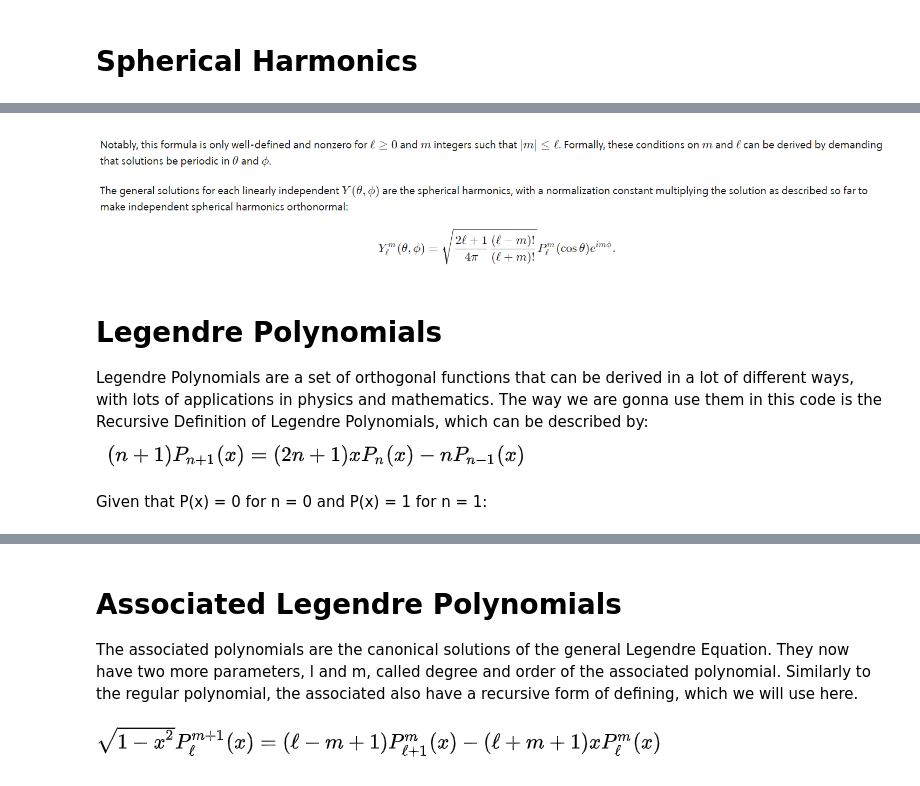
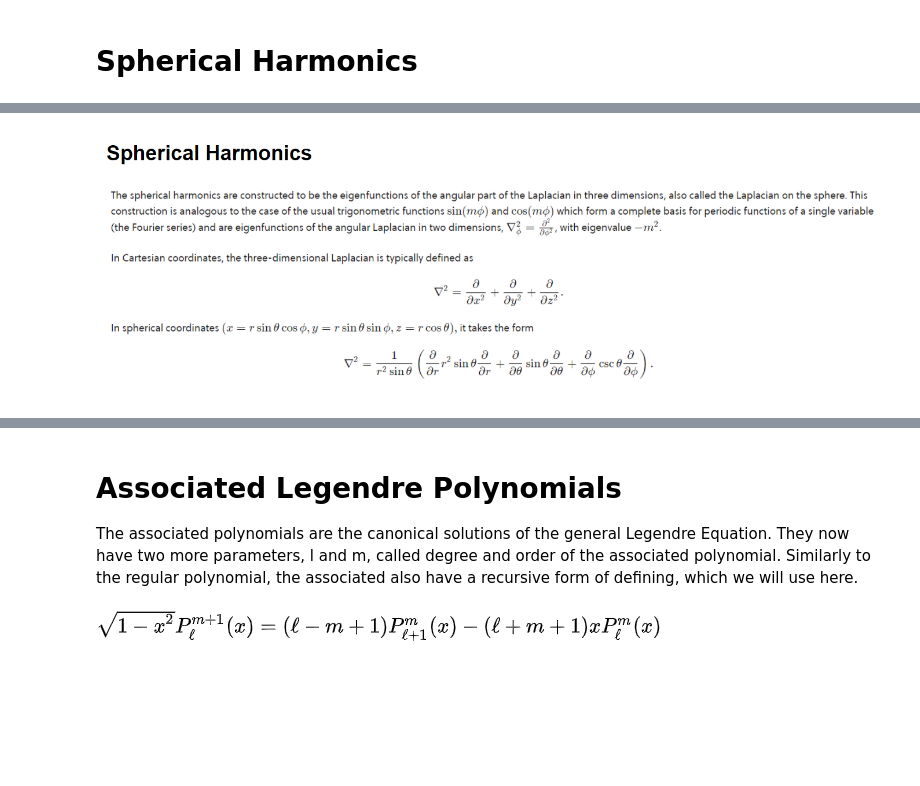
Before and after one commit to FernandoDeCome/Spherical_Harmonics, a Jupyter notebook: Spherical_Harmonics.ipynb, the cells around one changed output, grey strips where cells are left out. Cells and saved outputs as stored; diff of their text form; code cells hidden in the pictures; blank space fills up the shorter version.

```diff
--- a/Spherical_Harmonics.ipynb
+++ b/Spherical_Harmonics.ipynb
@@ -14,10 +10,4 @@ import mpl_toolkits.mplot3d as mp3d
-# %% [markdown]
-![image.png](attachment:image.png)
-# %% [markdown]
-# Legendre Polynomials
-
-Legendre Polynomials are a set of orthogonal functions that can be derived in a lot of different ways, with lots of applications in physics and mathematics.
-The way we are gonna use them in this code is the Recursive Definition of Legendre Polynomials, which can be described by:
-![image.png](attachment:image.png)
-
-Given that P(x) = 0 for n = 0 and P(x) = 1 for n = 1:
+# %%
+Image(r'C:\Users\ferna\Jupyter_Notebook\Spherical_Harmonics\Image1.png')
+# %% [output]
+[figure, added]
```
Also changed, not shown: parts of 7 cells of this notebook.
